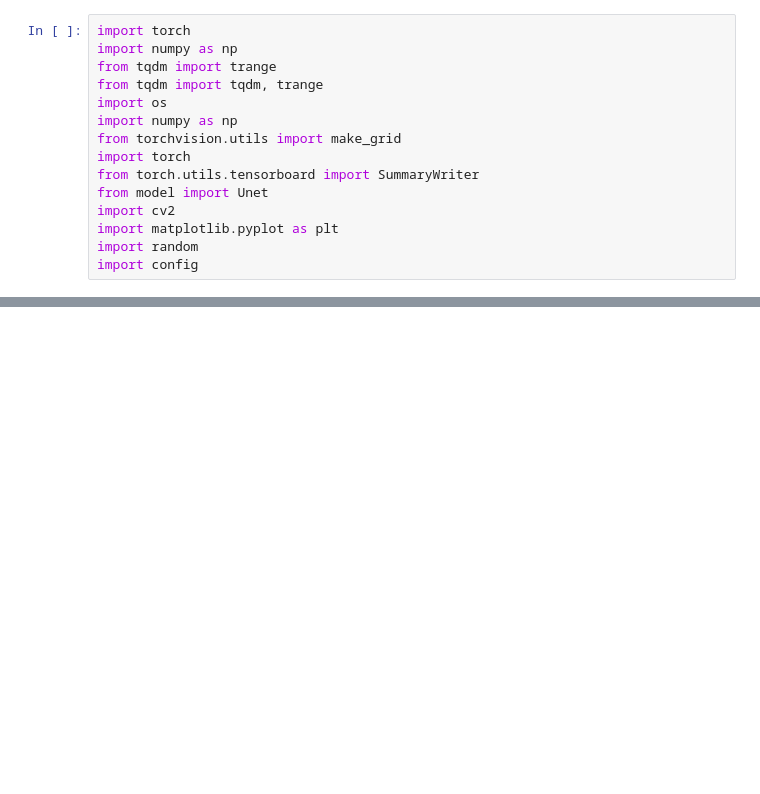
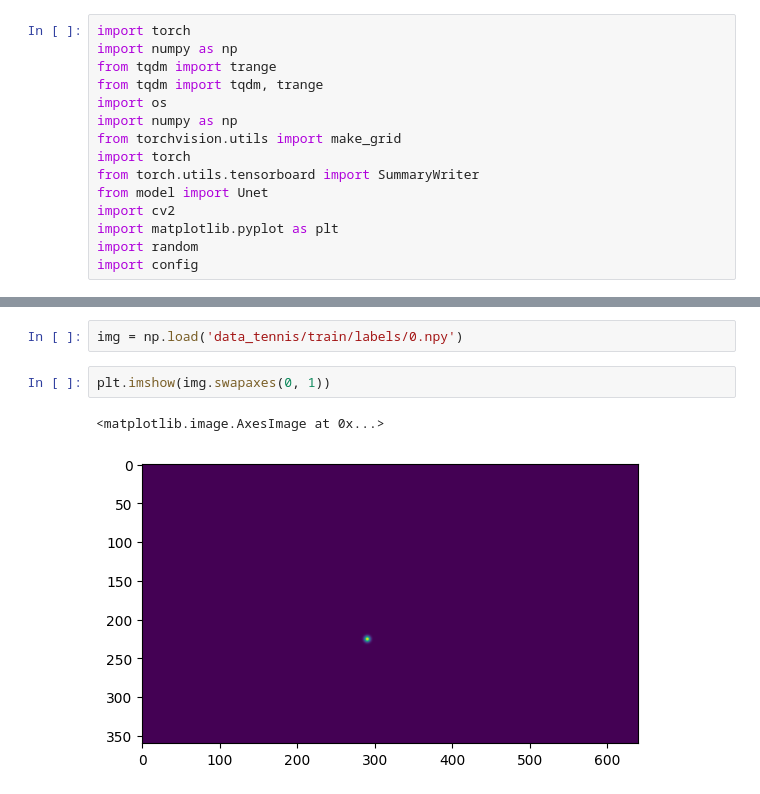
Before and after one commit to charliehuang09/Badminton-App, a Jupyter notebook: playground.ipynb, the cells around one changed output, grey strips where cells are left out. Saved outputs shown, nothing was run; the diff lists cells and outputs as text; blank space fills up the shorter version.

```diff
--- a/playground.ipynb
+++ b/playground.ipynb
@@ -29,0 +29,7 @@ array([[10., 10., 10., ..., 10., 10., 10.],
+# %%
+img = np.load('data_tennis/train/labels/0.npy')
+# %%
+plt.imshow(img.swapaxes(0, 1))
+# %% [output]
+<matplotlib.image.AxesImage at 0x...>
+[figure, added]
```
Also changed, not shown: parts of 7 cells of this notebook, 6 other files.
